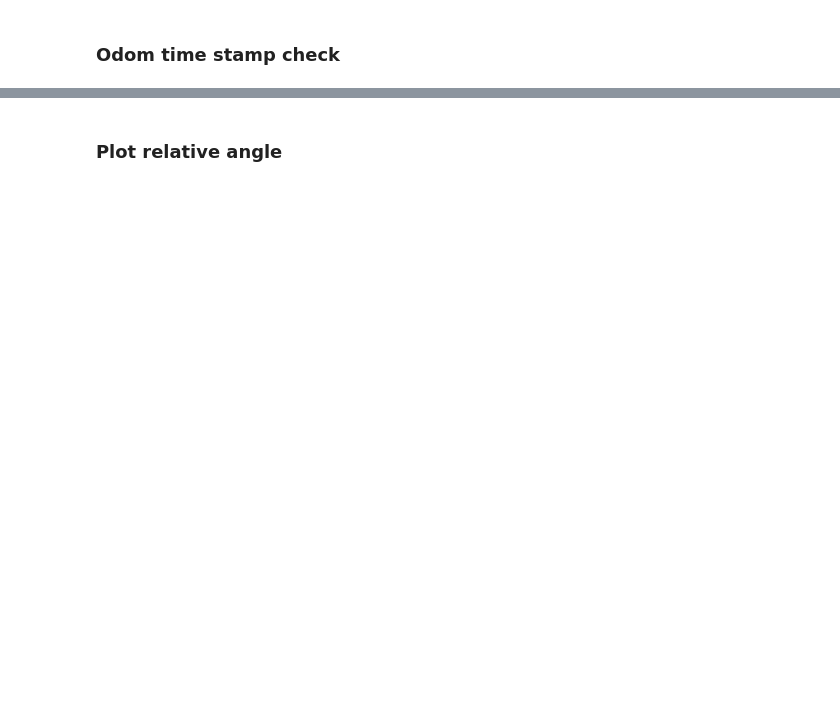
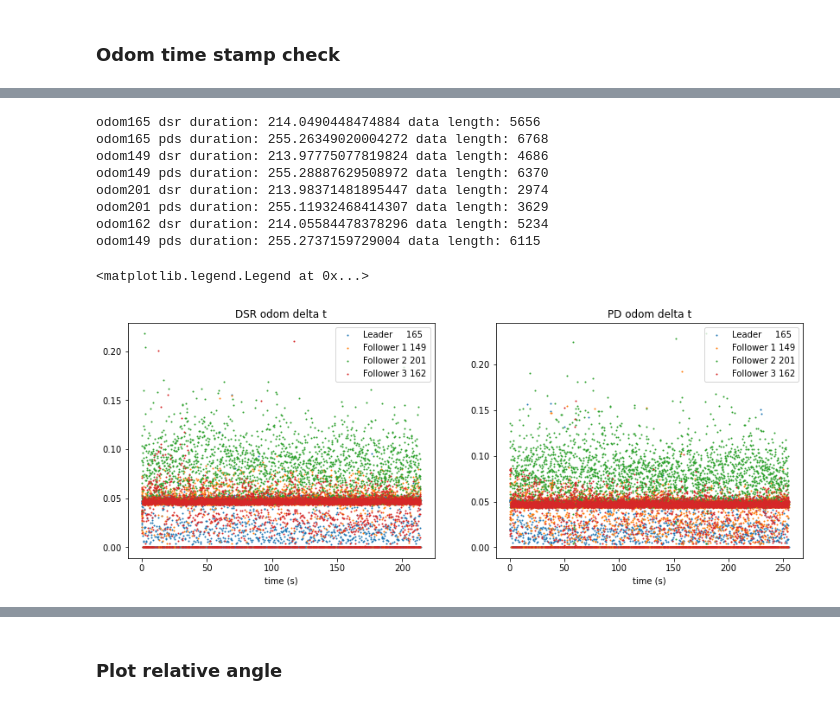
Before and after one commit to holyhenry/DSR_s_curve_tbot_test, a Jupyter notebook: plotting/scripts/data_visualize.ipynb, the cells around one changed output, grey strips where cells are left out. Cells and saved outputs as stored; diff of their text form; code cells hidden in the pictures; blank space fills up the shorter version.

```diff
--- a/plotting/scripts/data_visualize.ipynb
+++ b/plotting/scripts/data_visualize.ipynb
@@ -86,0 +109,56 @@ odom162 duration: 214.05584478378296 data length: 5234
+# %%
+odom165_t_dsr = odom165_data_dsr['Time'].to_numpy()
+odom165_t_dsr = odom165_t_dsr-odom165_t_dsr[0]
+print('odom165 dsr duration:', max(odom165_t_dsr)-min(odom165_t_dsr), 'data length:', len(odom165_t_dsr))
+odom165_t_pds = odom165_data_pds['Time'].to_numpy()
+odom165_t_pds = odom165_t_pds-odom165_t_pds[0]
+print('odom165 pds duration:', max(odom165_t_pds)-min(odom165_t_pds), 'data length:', len(odom165_t_pds))
+
+odom149_t_dsr = odom149_data_dsr['Time'].to_numpy()
+odom149_t_dsr = odom149_t_dsr-odom149_t_dsr[0]
+print('odom149 dsr duration:', max(odom149_t_dsr)-min(odom149_t_dsr), 'data length:', len(odom149_t_dsr))
+odom149_t_pds = odom149_data_pds['Time'].to_numpy()
+odom149_t_pds = odom149_t_pds-odom149_t_pds[0]
+print('odom149 pds duration:', max(odom149_t_pds)-min(odom149_t_pds), 'data length:', len(odom149_t_pds))
+
+odom201_t_dsr = odom201_data_dsr['Time'].to_numpy()
+odom201_t_dsr = odom201_t_dsr-odom201_t_dsr[0]
+print('odom201 dsr duration:', max(odom201_t_dsr)-min(odom201_t_dsr), 'data length:', len(odom201_t_dsr))
+odom201_t_pds = odom201_data_pds['Time'].to_numpy()
+odom201_t_pds = odom201_t_pds-odom201_t_pds[0]
+print('odom201 pds duration:', max(odom201_t_pds)-min(odom201_t_pds), 'data length:', len(odom201_t_pds))
+
+odom162_t_dsr = odom162_data_dsr['Time'].to_numpy()
+odom162_t_dsr = odom162_t_dsr-odom162_t_dsr[0]
+print('odom162 dsr duration:', max(odom162_t_dsr)-min(odom162_t_dsr), 'data length:', len(odom162_t_dsr))
+odom162_t_pds = odom162_data_pds['Time'].to_numpy()
+odom162_t_pds = odom162_t_pds-odom162_t_pds[0]
+print('odom149 pds duration:', max(odom162_t_pds)-min(odom162_t_pds), 'data length:', len(odom162_t_pds))
+
+fig, (ax1, ax2) = plt.subplots(1,2,figsize=(14,5))
+ax1.plot(odom165_t_dsr[:-1], np.diff(odom165_t_dsr), '.', markersize='2', label='Leader     165')
+ax1.plot(odom149_t_dsr[:-1], np.diff(odom149_t_dsr), '.', markersize='2', label='Follower 1 149')
+ax1.plot(odom201_t_dsr[:-1], np.diff(odom201_t_dsr), '.', markersize='2', label='Follower 2 201')
+ax1.plot(odom162_t_dsr[:-1], np.diff(odom162_t_dsr), '.', markersize='2', label='Follower 3 162')
+ax1.set_xlabel('time (s)')
+ax1.set_title('DSR odom delta t')
+ax1.legend()
+
+ax2.plot(odom165_t_pds[:-1], np.diff(odom165_t_pds), '.', markersize='2', label='Leader     165')
+ax2.plot(odom149_t_pds[:-1], np.diff(odom149_t_pds), '.', markersize='2', label='Follower 1 149')
+ax2.plot(odom201_t_pds[:-1], np.diff(odom201_t_pds), '.', markersize='2', label='Follower 2 201')
+ax2.plot(odom162_t_pds[:-1], np.diff(odom162_t_pds), '.', markersize='2', label='Follower 3 162')
+ax2.set_xlabel('time (s)')
+ax2.set_title('PD odom delta t')
+ax2.legend()
+# %% [output]
+odom165 dsr duration: 214.0490448474884 data length: 5656
+odom165 pds duration: 255.26349020004272 data length: 6768
+odom149 dsr duration: 213.97775077819824 data length: 4686
+odom149 pds duration: 255.28887629508972 data length: 6370
+odom201 dsr duration: 213.98371481895447 data length: 2974
+odom201 pds duration: 255.11932468414307 data length: 3629
+odom162 dsr duration: 214.05584478378296 data length: 5234
+odom149 pds duration: 255.2737159729004 data length: 6115
+<matplotlib.legend.Legend at 0x...>
+[figure, added]
```
Also changed, not shown: parts of 13 cells of this notebook.
